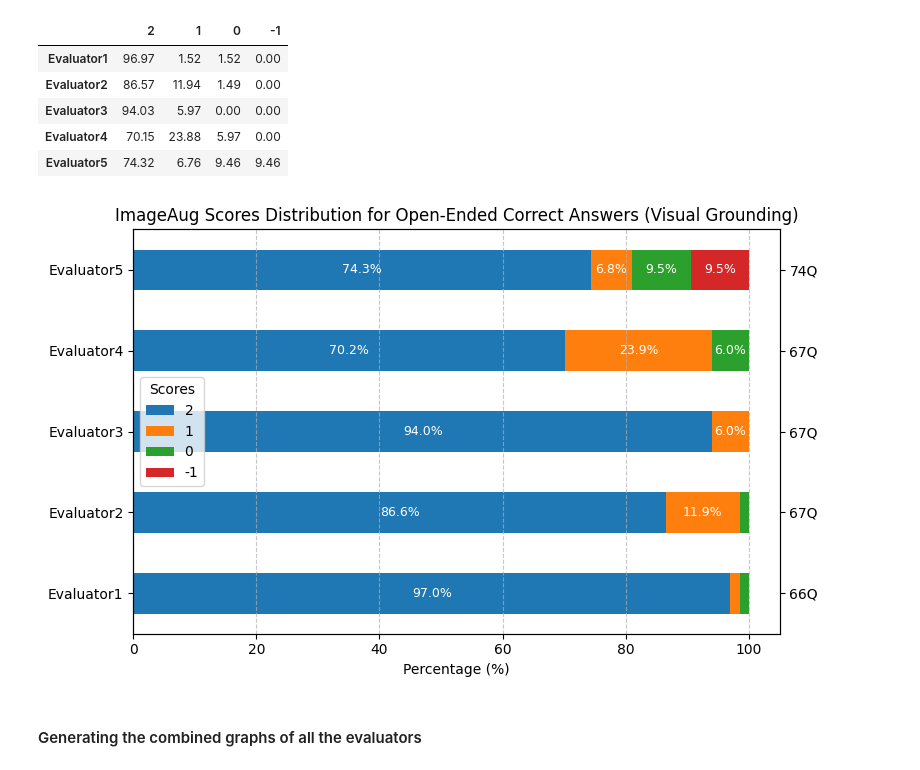
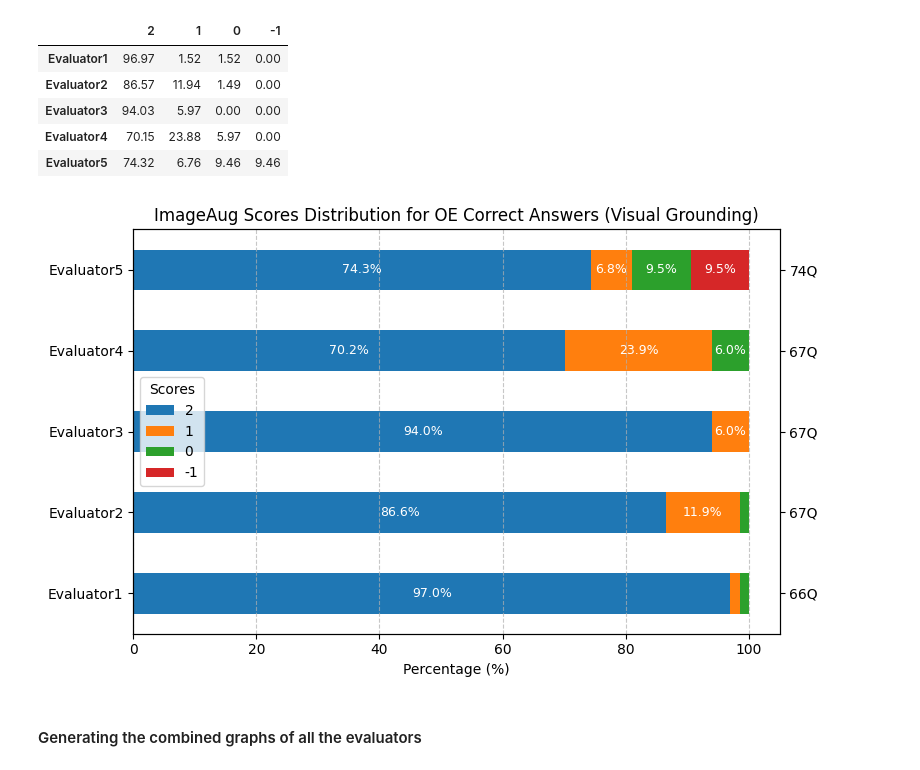
Before and after one commit to embedded-robotics/path-open-data, a Jupyter notebook: data_eval_analysis_scripts/pathopen_image_augmentation_eval_data_analysis_combined.ipynb, the cells around one changed output. Saved outputs shown, nothing was run; the diff lists cells and outputs as text; code cells hidden in the pictures.

```diff
--- a/data_eval_analysis_scripts/pathopen_image_augmentation_eval_data_analysis_combined.ipynb
+++ b/data_eval_analysis_scripts/pathopen_image_augmentation_eval_data_analysis_combined.ipynb
@@ -95,22 +95,22 @@ correct_answers_open_ended_vis_grounding
 # %%
 ax = correct_answers_open_ended_vis_grounding.plot(kind='barh', stacked=True, figsize=(8, 5))
 for container in ax.containers:
     labels = [f'{v.get_width():.1f}%' if v.get_width() > 4 else '' for v in container]
     ax.bar_label(container, label_type='center', fontsize=9, color='white', labels=labels)
 ax2 = ax.twinx()
 ax2.set_ylim(ax.get_ylim())
 ax2.set_yticks(ax.get_yticks())
 ax2.set_yticklabels([f"{val}Q" for val in correct_answers_open_ended_vis_grounding_total], fontsize=10)
-ax.set_title('ImageAug Scores Distribution for Open-Ended Correct Answers (Visual Grounding)')
+ax.set_title('ImageAug Scores Distribution for OE Correct Answers (Visual Grounding)')
 ax.set_xlabel('Percentage (%)')
 ax.grid(axis='x', linestyle='--', alpha=0.7)
 ax.legend(title='Scores', loc='best')
 plt.xticks(rotation=0)
 plt.tight_layout()
 plt.savefig(f'{output_data_path}/imageaug_open_ended_correct_answers_vis_grounding.png')
 plt.show()
 # %% [output]
-[figure, old version]
+[figure, new version]
 # %% [markdown]
 #### Generating the combined graphs of all the evaluators
 # %% [markdown]
```
Also changed, not shown: parts of 2 cells of this notebook, 3 other files.
